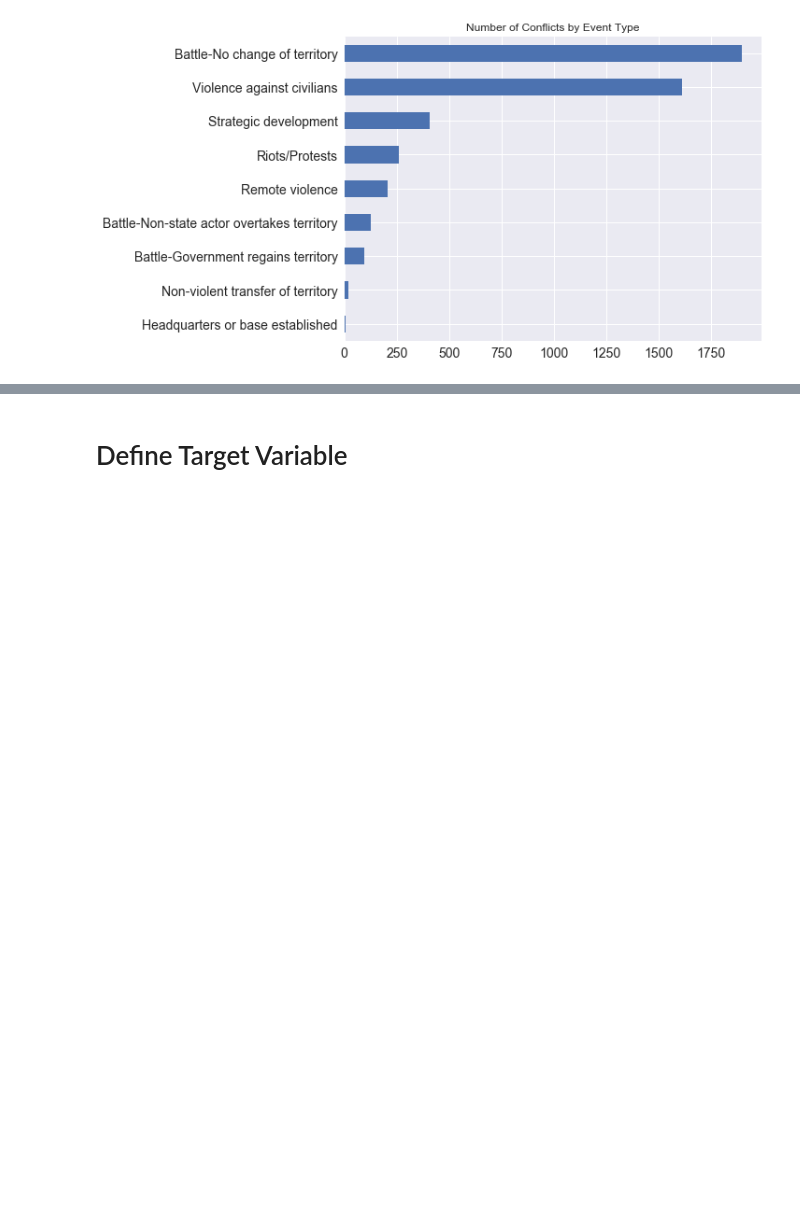
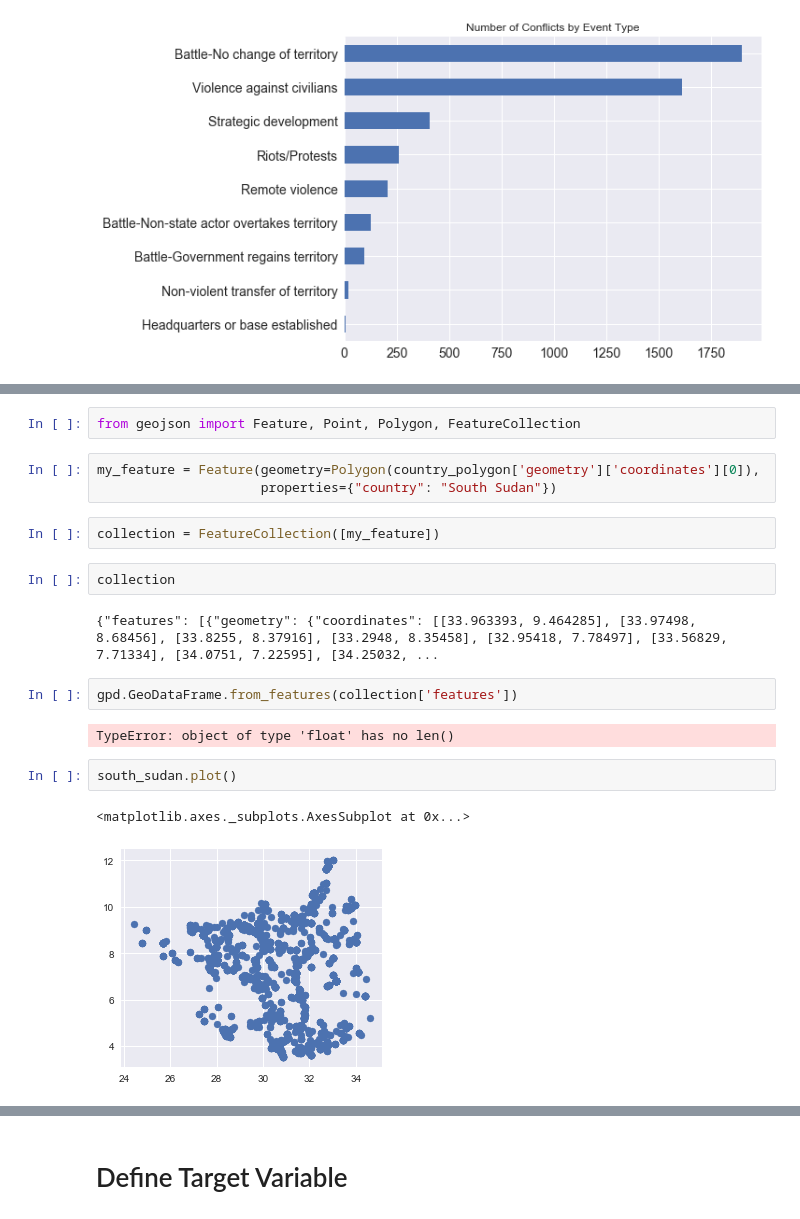
Before and after one commit to willgeary/SouthSudanConflict, a Jupyter notebook: notebooks/Get Conflict Data From ACLED.ipynb, the cells around one changed output, grey strips where cells are left out. Cells and saved outputs as stored; diff of their text form; blank space fills up the shorter version.

Commit message:
gridded south sudan

```diff
--- a/notebooks/Get Conflict Data From ACLED.ipynb
+++ b/notebooks/Get Conflict Data From ACLED.ipynb
@@ -228,0 +369,20 @@ plt.gca().invert_yaxis()
+# %%
+from geojson import Feature, Point, Polygon, FeatureCollection
+# %%
+my_feature = Feature(geometry=Polygon(country_polygon['geometry']['coordinates'][0]),
+                     properties={"country": "South Sudan"})
+# %%
+collection = FeatureCollection([my_feature])
+# %%
+collection
+# %% [output]
+{"features": [{"geometry": {"coordinates": [[33.963393, 9.464285], [33.97498, 8.68456], [33.8255, 8.37916], [33.2948, 8.35458], [32.95418, 7.78497], [33.56829, 7.71334], [34.0751, 7.22595], [34.25032, ...
+# %%
+gpd.GeoDataFrame.from_features(collection['features'])
+# %% [output]
+TypeError: object of type 'float' has no len()
+# %%
+south_sudan.plot()
+# %% [output]
+<matplotlib.axes._subplots.AxesSubplot at 0x...>
+[figure, added]
```
Also changed, not shown: parts of 27 cells of this notebook, 5 other files.
